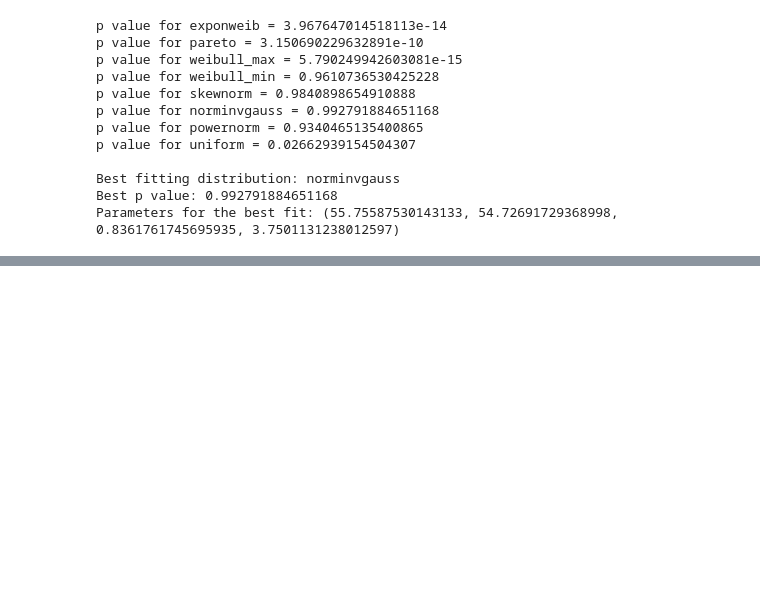
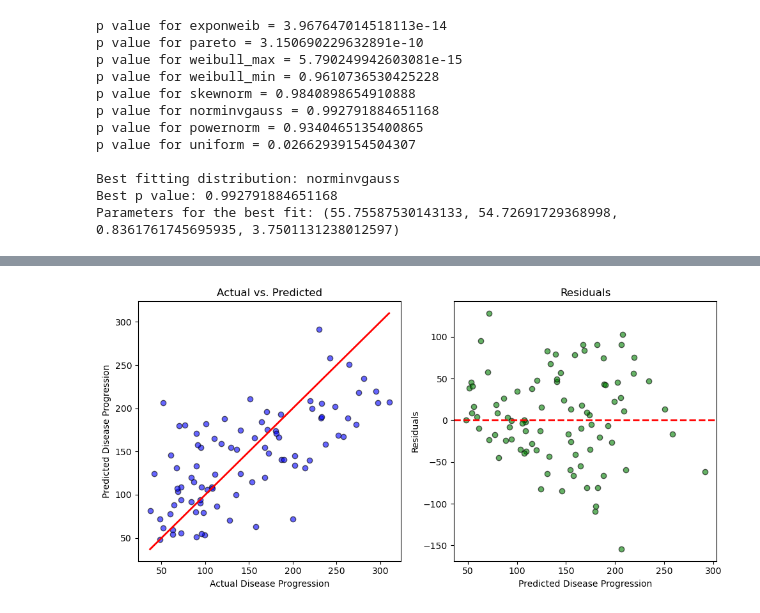
Before and after one commit to keithmmc/machinelearning, a Jupyter notebook: auto.ipynb, the cells around one changed output, grey strips where cells are left out. Cells and saved outputs as stored; diff of their text form; code cells hidden in the pictures; blank space fills up the shorter version.

```diff
--- a/auto.ipynb
+++ b/auto.ipynb
@@ -198,0 +239,28 @@ Parameters for the best fit: (55.75587530143133, 54.72691729368998, 0.8361761745
+# %%
+import matplotlib.pyplot as plt
+import numpy as np
+
+# Scatter plot: Actual vs. Predicted
+plt.figure(figsize=(10, 5))
+
+# Plot 1: Actual vs. Predicted
+plt.subplot(1, 2, 1)
+plt.scatter(y_test, y_pred, color='blue', edgecolor='k', alpha=0.6)
+plt.plot([y_test.min(), y_test.max()], [y_test.min(), y_test.max()], color='red', lw=2)  # Line y=x
+plt.title('Actual vs. Predicted')
+plt.xlabel('Actual Disease Progression')
+plt.ylabel('Predicted Disease Progression')
+
+# Plot 2: Residuals (Errors)
+plt.subplot(1, 2, 2)
+residuals = y_test - y_pred
+plt.scatter(y_pred, residuals, color='green', edgecolor='k', alpha=0.6)
+plt.axhline(y=0, color='red', linestyle='--', lw=2)
+plt.title('Residuals')
+plt.xlabel('Predicted Disease Progression')
+plt.ylabel('Residuals')
+
+plt.tight_layout()
+plt.show()
+# %% [output]
+[figure, added]
```
Also changed, not shown: parts of 5 cells of this notebook.
